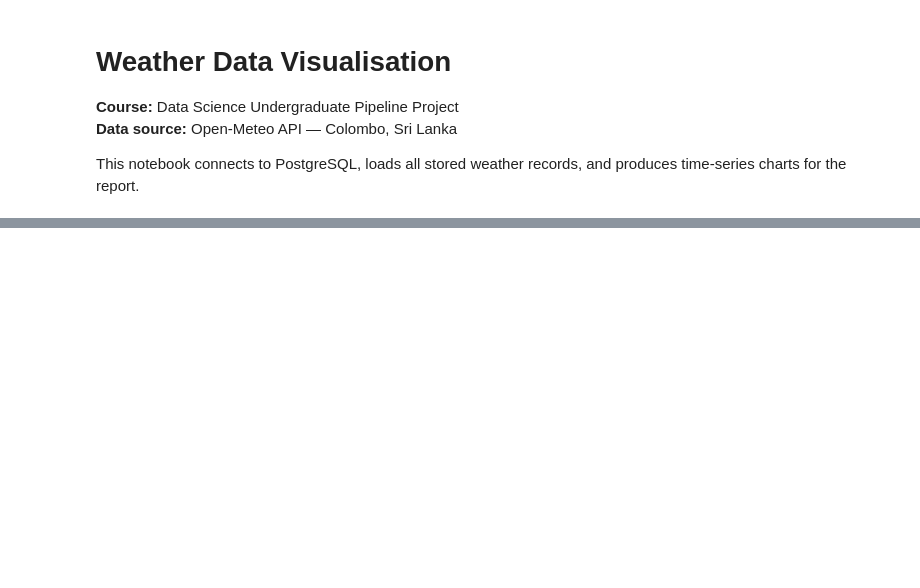
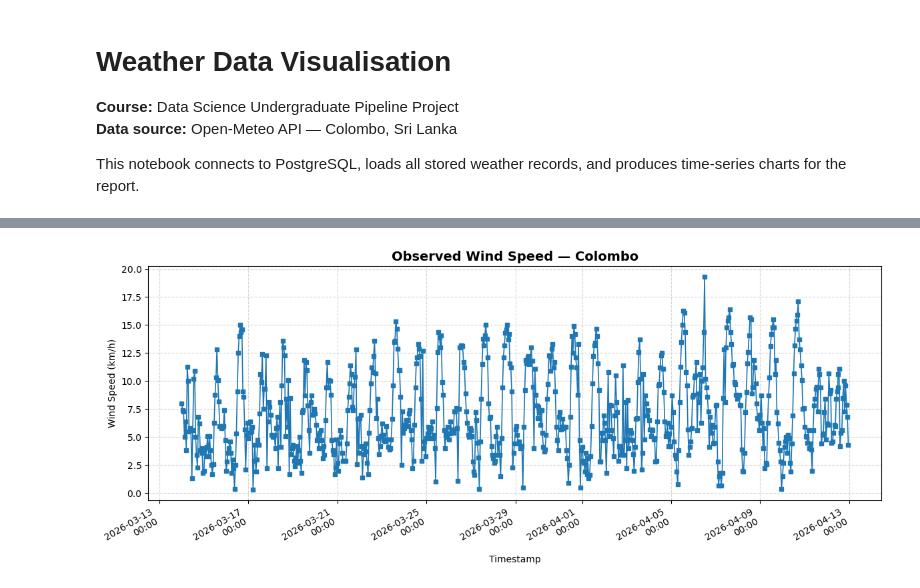
Before and after one commit to AkithaPasandul/Automated-Daily-Weather-Data-Pipeline-using-Apache-Airflow, a Jupyter notebook: notebooks/weather_visualization.ipynb, the cells around one changed output, grey strips where cells are left out. Cells and saved outputs as stored; diff of their text form; code cells hidden in the pictures; blank space fills up the shorter version.

```diff
--- a/notebooks/weather_visualization.ipynb
+++ b/notebooks/weather_visualization.ipynb
@@ -82,27 +177,26 @@ print('Chart saved to screenshots/chart_temperature.png')
 # %%
 # Chart 2 — Wind speed over time
 
-fig, ax = plt.subplots(figsize=(12, 4))
+# Observed Wind Speed
+fig, ax = plt.subplots(figsize=(12, 5))
 
 ax.plot(
     df['extraction_timestamp'],
     df['wind_speed_10m'],
     marker='s',
-    color='steelblue',
-    linewidth=1.5,
+    linewidth=1.2,
     markersize=4,
-    label='Wind Speed (km/h)'
 )
 
-ax.set_title('Wind Speed at 10 m — Colombo, Sri Lanka', fontsize=14, fontweight='bold')
-ax.set_xlabel('Date / Time (UTC)')
+ax.set_title('Observed Wind Speed — Colombo', fontsize=14, fontweight='bold')
+ax.set_xlabel('Timestamp')
 ax.set_ylabel('Wind Speed (km/h)')
-ax.xaxis.set_major_formatter(mdates.DateFormatter('%Y-%m-%d'))
+ax.xaxis.set_major_formatter(mdates.DateFormatter('%Y-%m-%d\n%H:%M'))
 fig.autofmt_xdate()
-ax.legend()
 ax.grid(True, linestyle='--', alpha=0.5)
 
 plt.tight_layout()
-plt.savefig('../screenshots/chart_wind_speed.png', dpi=150)
+plt.savefig(os.path.join(SCREENSHOTS_DIR, 'wind_observed.png'), dpi=300)
 plt.show()
-print('Chart saved to screenshots/chart_wind_speed.png')
+# %% [output]
+[figure, added]
```
Also changed, not shown: parts of 17 cells of this notebook.
